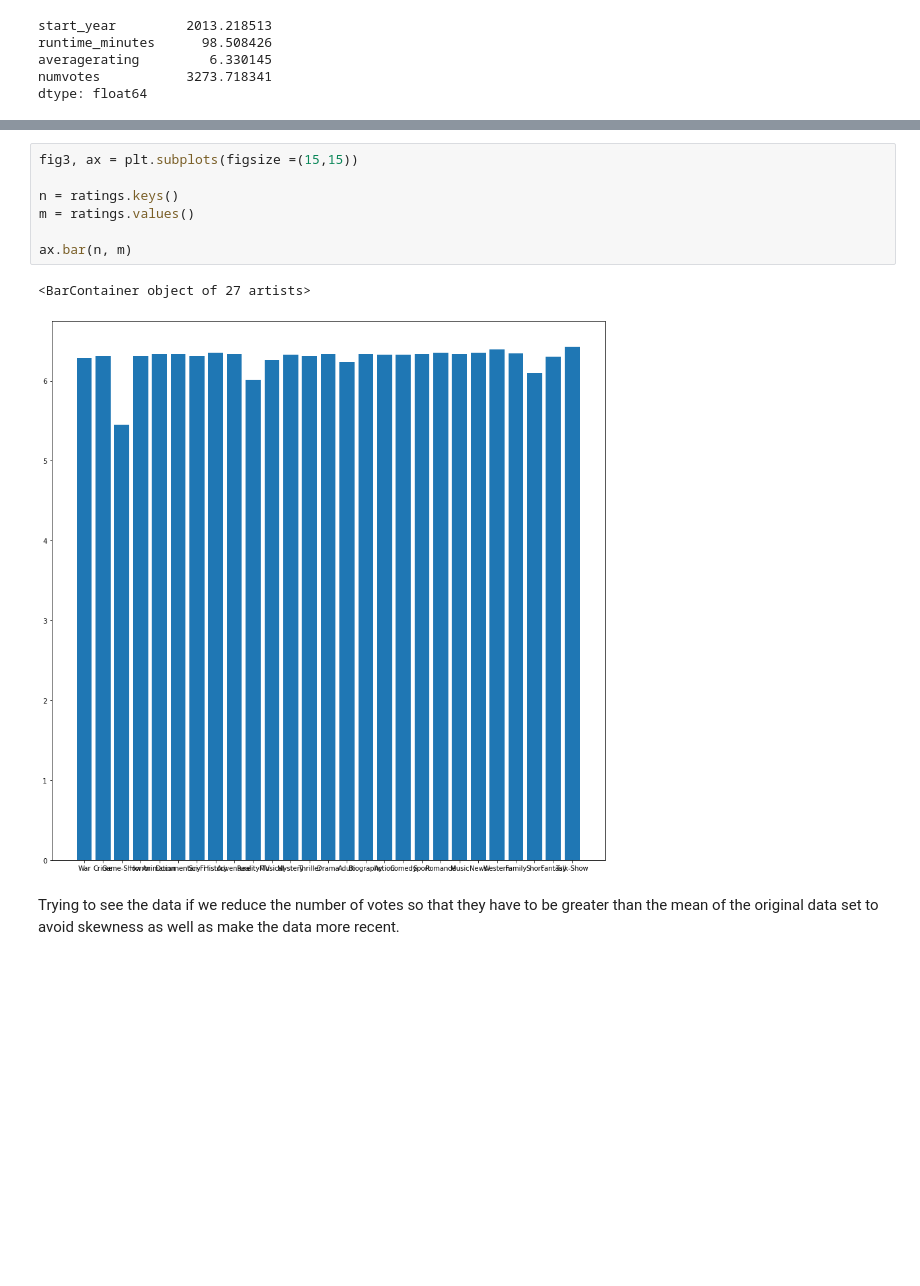
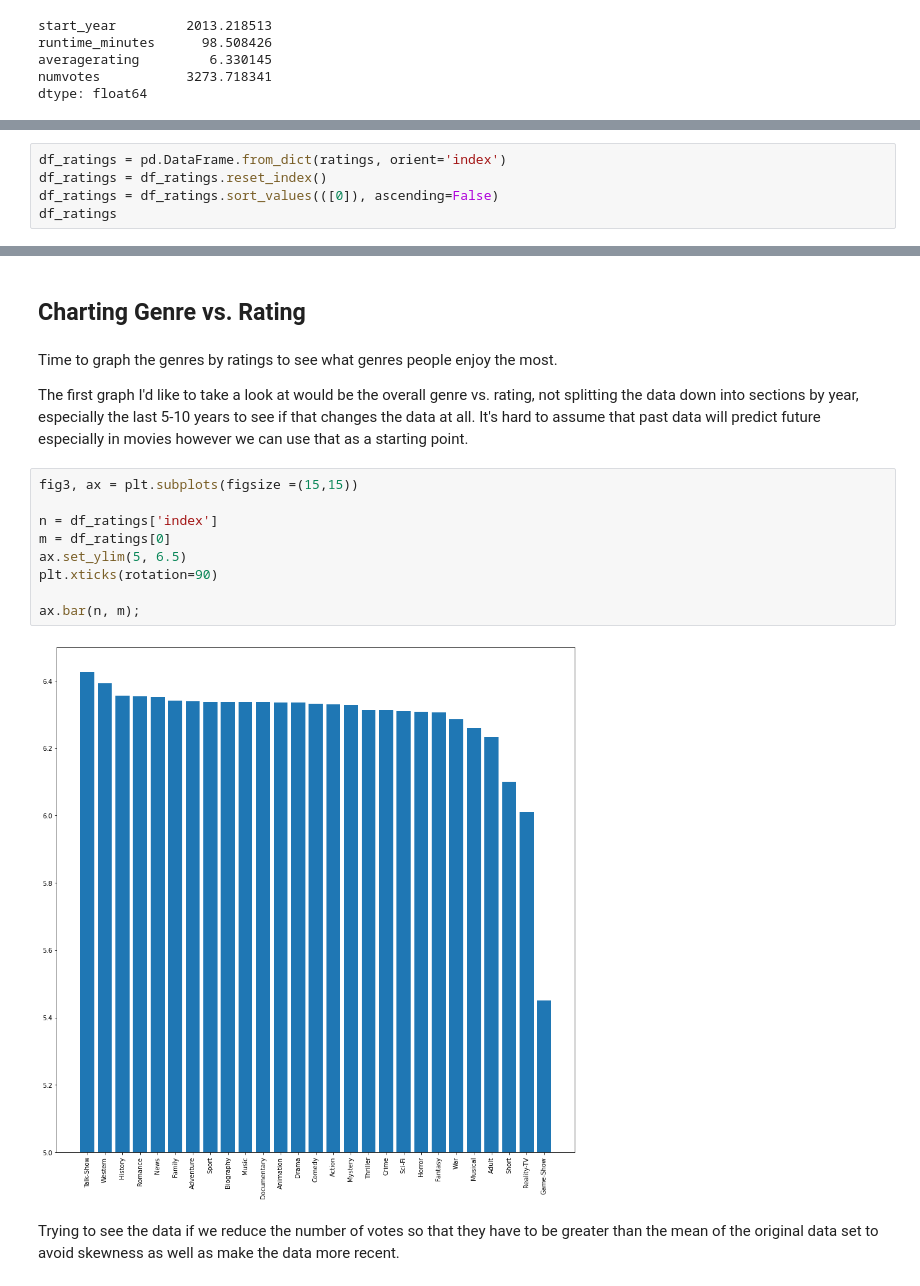
Before and after one commit to meowkaiser/STRONGEST_Project1, a Jupyter notebook: imbd_title_ratings_basics.ipynb, the cells around one changed output, grey strips where cells are left out. Saved outputs shown, nothing was run; the diff lists cells and outputs as text; blank space fills up the shorter version.

Commit message:
adding adam's updated JN file as well as graph saved down as image

```diff
--- a/imbd_title_ratings_basics.ipynb
+++ b/imbd_title_ratings_basics.ipynb
@@ -256,0 +243,5 @@ Time to graph the genres by ratings to see what genres people enjoy the most.
+# %%
+df_ratings = pd.DataFrame.from_dict(ratings, orient='index')
+df_ratings = df_ratings.reset_index()
+df_ratings = df_ratings.sort_values(([0]), ascending=False)
+df_ratings
@@ -257,13 +266,20 @@ Time to graph the genres by ratings to see what genres people enjoy the most.
+# %% [markdown]
+## Charting Genre vs. Rating
+# %% [markdown]
+Time to graph the genres by ratings to see what genres people enjoy the most.
+
+The first graph I'd like to take a look at would be the overall genre vs. rating, not splitting the data down into sections by year, especially the last 5-10 years to see if that changes the data at all. It's hard to assume that past data will predict future especially in movies however we can use that as a starting point.
 # %%
 fig3, ax = plt.subplots(figsize =(15,15))
 
-n = ratings.keys()
-m = ratings.values()
+n = df_ratings['index']
+m = df_ratings[0]
+ax.set_ylim(5, 6.5)
+plt.xticks(rotation=90)
 
-ax.bar(n, m)
+ax.bar(n, m);
 # %% [output]
-<BarContainer object of 27 artists>
-[figure, old version]
+[figure, new version]
 # %% [markdown]
 Trying to see the data if we reduce the number of votes so that they have to be greater than the mean of the original data set to avoid skewness as well as make the data more recent.
 # %%
```
Also changed, not shown: parts of 16 cells of this notebook, 1 other file.
